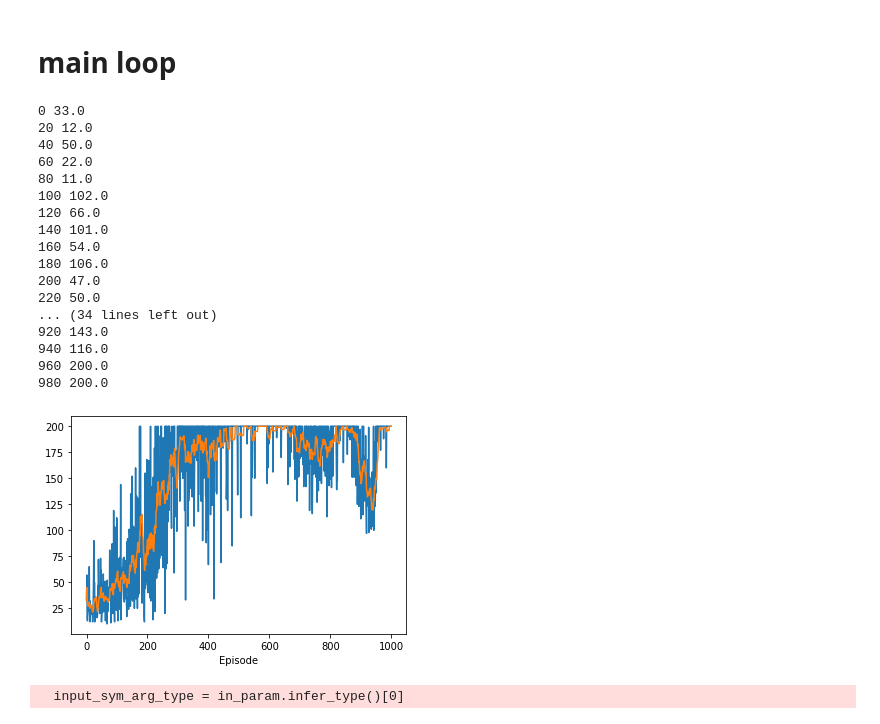
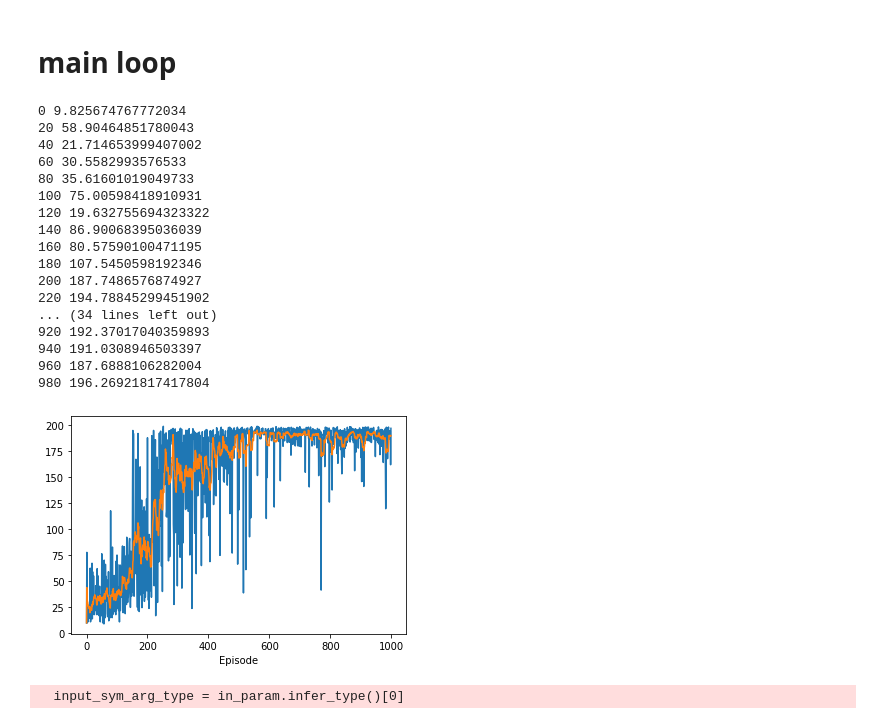
Before and after one commit to skywalker0803r/mxnet_course, a Jupyter notebook: mxnet_REINFORCE_Hybrid.ipynb, the cells around one changed output. Saved outputs shown, nothing was run; the diff lists cells and outputs as text; code cells hidden in the pictures.

```diff
--- a/mxnet_REINFORCE_Hybrid.ipynb
+++ b/mxnet_REINFORCE_Hybrid.ipynb
@@ -57,11 +57,21 @@ for episode in range(max_episode_num):
   with autograd.record():
     for t in range(max_steps):
       state = nd.array(np.expand_dims(state, 0))
+
       probs = nd.softmax(policy_net(state))
       action,log_prob = nd.random.multinomial(probs,get_prob=True)
+
       state, reward, done, _ = env.step(action.asnumpy()[0])
+
+      # reward engineering
+      angle_bias = abs(state[2]-0)
+      pos_bias = abs(state[0]-0)
+      reward -= 0.1*angle_bias + 0.1*pos_bias
+
+      # store memory
       log_probs.append(log_prob)
       rewards.append(reward)
+
       if done:
         break
 
@@ -75,50 +85,50 @@ for episode in range(max_episode_num):
     # reverse accumulate and normalize rewards
     R = 0
     for i in range(len(rewards)-1, -1, -1):
       R = rewards[i] + 0.9 * R
       rewards[i] = R
     rewards = np.array(rewards)
     rewards -= rewards.mean()
     rewards /= rewards.std() + np.finfo(rewards.dtype).eps
 
     # compute loss
     loss = []
     for log_prob,Gt in zip(log_probs,rewards):
       loss.append(log_prob*(-Gt))
 
     # loss backward
     autograd.backward(loss)
 
   # gradient descent
   trainer.step(t)
 
   # print info
   if episode % 20 == 0:
     print(episode,all_rewards[-1])
 
 plt.plot(all_rewards)
 plt.plot(avg_all_rewards)
 plt.xlabel('Episode')
 plt.show()
 # %% [output]
-0 33.0
-20 12.0
-40 50.0
-60 22.0
-80 11.0
-100 102.0
-120 66.0
-140 101.0
-160 54.0
-180 106.0
-200 47.0
-220 50.0
+0 9.825674767772034
+20 58.90464851780043
+40 21.714653999407002
+60 30.5582993576533
+80 35.61601019049733
+100 75.00598418910931
+120 19.632755694323322
+140 86.90068395036039
+160 80.57590100471195
+180 107.5450598192346
+200 187.7486576874927
+220 194.78845299451902
 ... (34 lines left out)
-920 143.0
-940 116.0
-960 200.0
-980 200.0
+920 192.37017040359893
+940 191.0308946503397
+960 187.6888106282004
+980 196.26921817417804
-[figure, old version]
+[figure, new version]
 # %%
 policy_net.export('my_model',epoch=800)
 # %%
```
Also changed, not shown: parts of 1 cell of this notebook.
